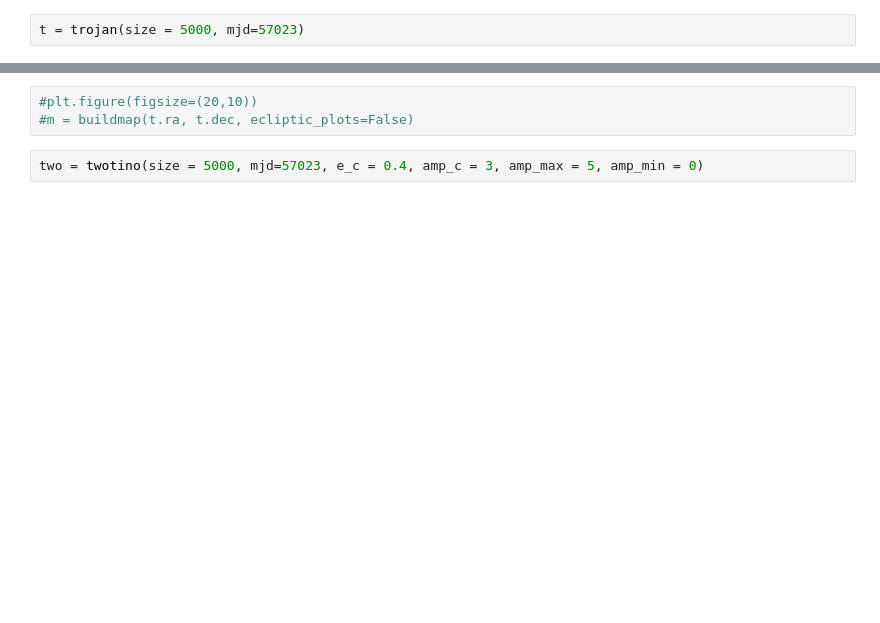
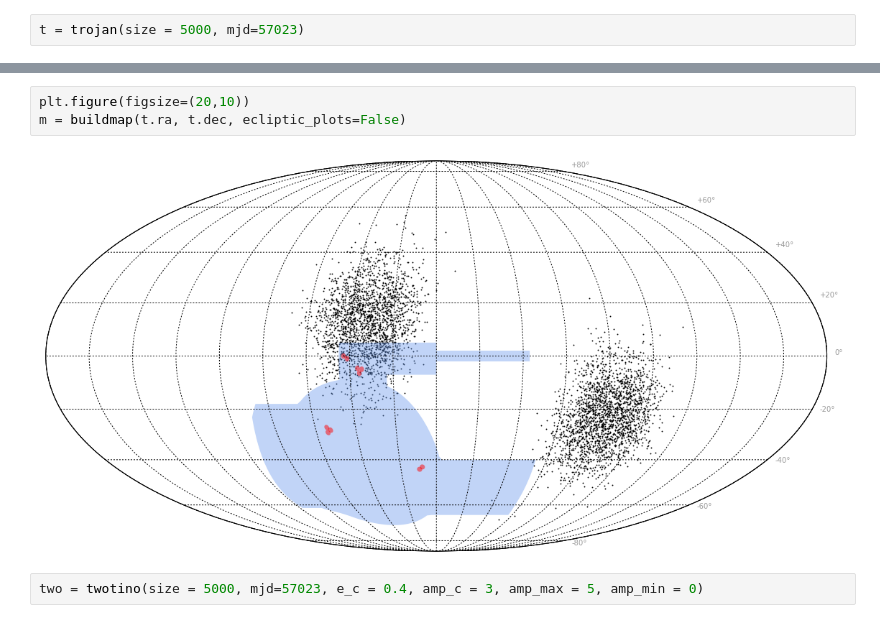
Before and after one commit to sevenlin123/fake_tno, a Jupyter notebook: plutino.ipynb, the cells around one changed output, grey strips where cells are left out. Drawn from its saved outputs; the diff is of its cells as text; blank space fills up the shorter version.

```diff
--- a/plutino.ipynb
+++ b/plutino.ipynb
@@ -326,5 +328,7 @@ plt.plot(t.x_n, t.z_n, 'ro')
 # %%
-#plt.figure(figsize=(20,10))
-#m = buildmap(t.ra, t.dec, ecliptic_plots=False)
+plt.figure(figsize=(20,10))
+m = buildmap(t.ra, t.dec, ecliptic_plots=False)
+# %% [output]
+[figure, added]
 # %%
 two = twotino(size = 5000, mjd=57023, e_c = 0.4, amp_c = 3, amp_max = 5, amp_min = 0)
```
Also changed, not shown: parts of 32 cells of this notebook, 1 other file.
